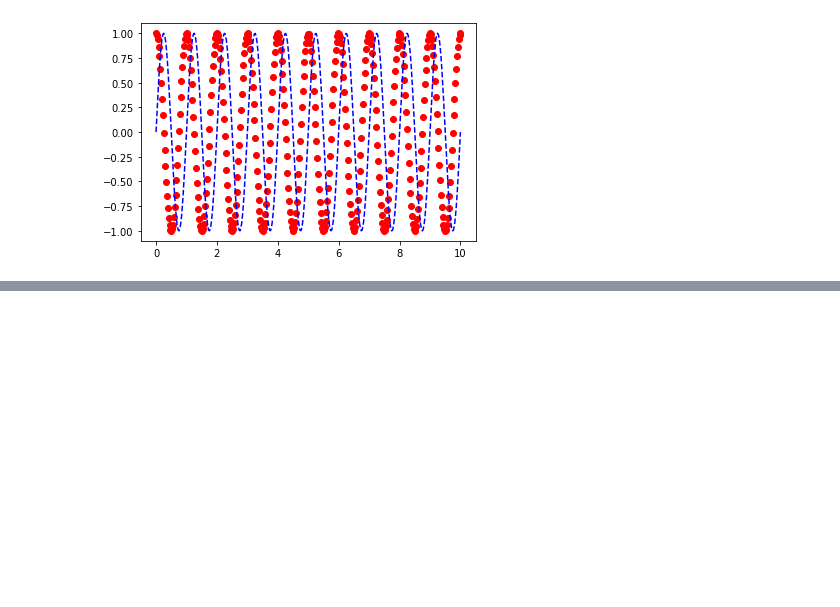
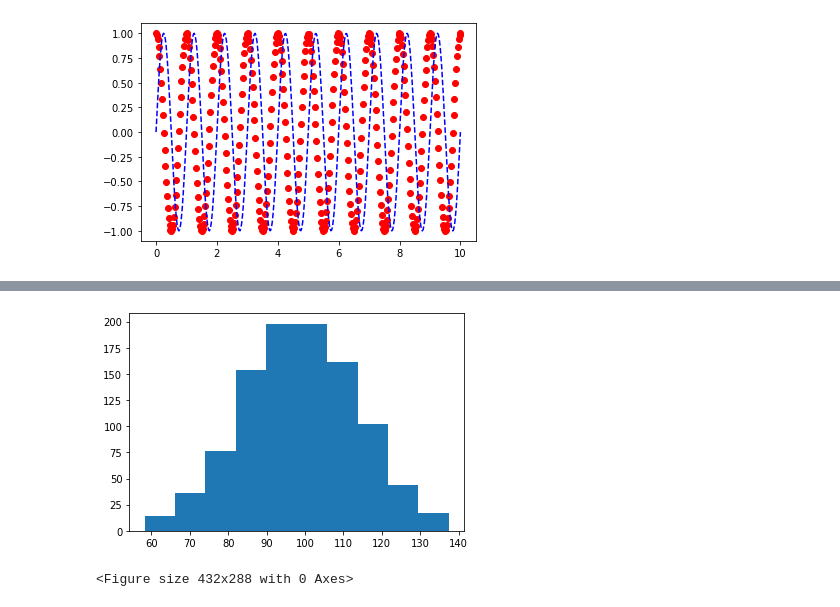
Before and after one commit to aryadeo/arya_test, a Jupyter notebook: Matplotlib_pyplot.ipynb, the cells around one changed output, grey strips where cells are left out. Cells and saved outputs as stored; diff of their text form; code cells hidden in the pictures; blank space fills up the shorter version.

```diff
--- a/Matplotlib_pyplot.ipynb
+++ b/Matplotlib_pyplot.ipynb
@@ -79,0 +122,20 @@ plt.show()
+# %%
+#1D histogram.
+#There are four type of gistogram. the bar tpe, stacked basr type, step type(normal unfilled line plot) and step filled type.
+#The hist funtion returns a tuple of (n, bins, patches)
+mu, sigma=100,15
+x=mu+sigma*np.random.randn(1000)
+plt.figure(num=1)
+n=plt.hist(x)
+plt.show()
+
+#now change the parameters and see the effect
+#just uncomment each line and see the effectes of each. Change the parameters and observe
+#plt.figure(num=2)
+#plt.hist(x, bins=np.arange(200))
+#plt.hist(x,range=(1,200),color='brown')
+#plt.hist(x, orientation='vertical',color='blue',histtype='step',align='right')#change the alignment to left and mid
+#plt.show()
+# %% [output]
+[figure, added]
+<Figure size 432x288 with 0 Axes>
```
Also changed, not shown: parts of 4 cells of this notebook.
